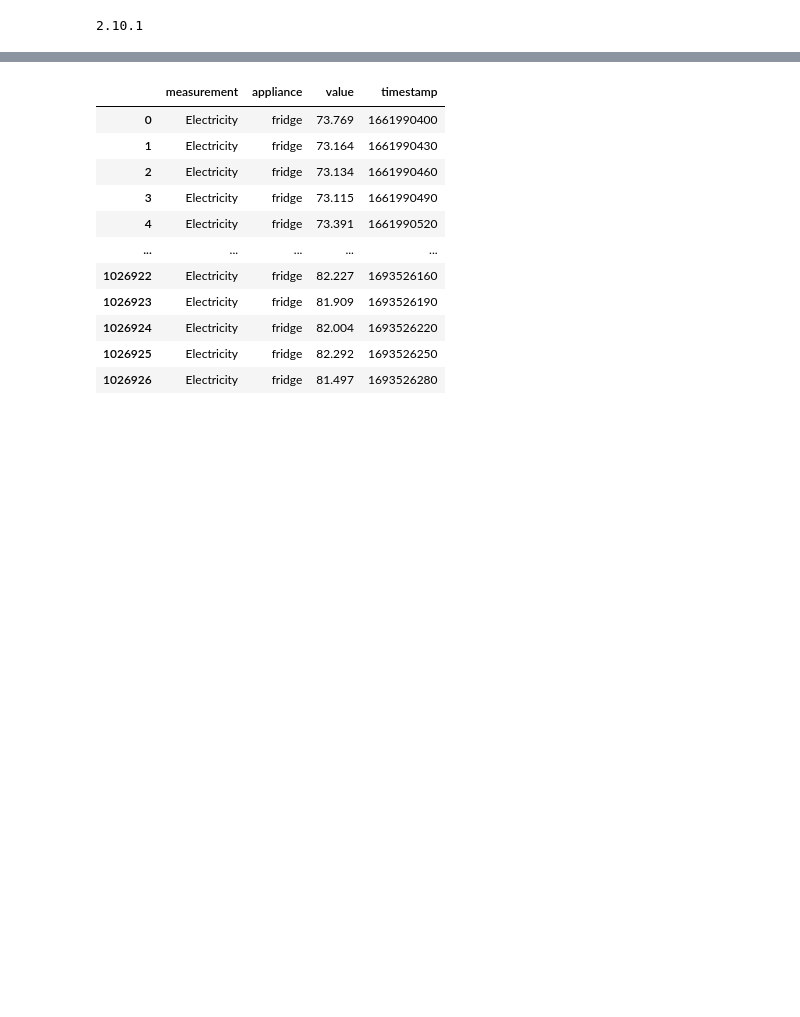
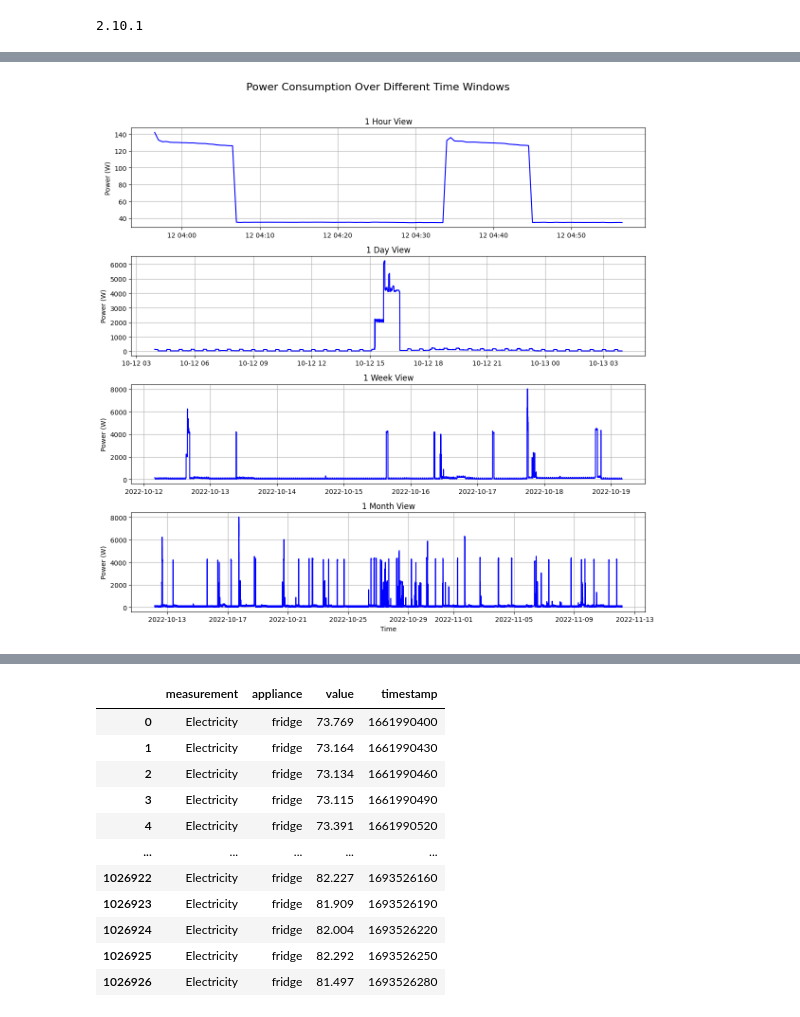
Before and after one commit to Ghada-Ataaoui/Energy-Consumption-Forecast, a Jupyter notebook: src/models/lstm_pred.ipynb, the cells around one changed output, grey strips where cells are left out. Drawn from its saved outputs; the diff is of its cells as text; code cells hidden in the pictures; blank space fills up the shorter version.

```diff
--- a/src/models/lstm_pred.ipynb
+++ b/src/models/lstm_pred.ipynb
@@ -34,0 +77,36 @@ np.random.seed(7)
+# %%
+import pandas as pd
+import matplotlib.pyplot as plt
+
+# Convert timestamp column to datetime
+df['datetime'] = pd.to_datetime(df['timestamp'], unit='s')
+df.set_index('datetime', inplace=True)
+
+# Start time
+start_time = pd.to_datetime(1665546990, unit='s')
+
+# Time ranges
+ranges = {
+    '1 Hour': start_time + pd.Timedelta(hours=1),
+    '1 Day': start_time + pd.Timedelta(days=1),
+    '1 Week': start_time + pd.Timedelta(weeks=1),
+    '1 Month': start_time + pd.DateOffset(months=1),
+}
+
+# Plot setup
+fig, axes = plt.subplots(4, 1, figsize=(12, 12), sharex=False)
+fig.suptitle('Power Consumption Over Different Time Windows', fontsize=16)
+
+# Generate subplots
+for ax, (label, end_time) in zip(axes, ranges.items()):
+    df_window = df.loc[start_time:end_time]
+    ax.plot(df_window.index, df_window['value'], color='blue')
+    ax.set_title(f"{label} View")
+    ax.set_ylabel("Power (W)")
+    ax.grid(True)
+
+axes[-1].set_xlabel("Time")
+plt.tight_layout(rect=[0, 0, 1, 0.96])
+plt.show()
+# %% [output]
+[figure, added]
```
Also changed, not shown: parts of 45 cells of this notebook, 3 other files.
